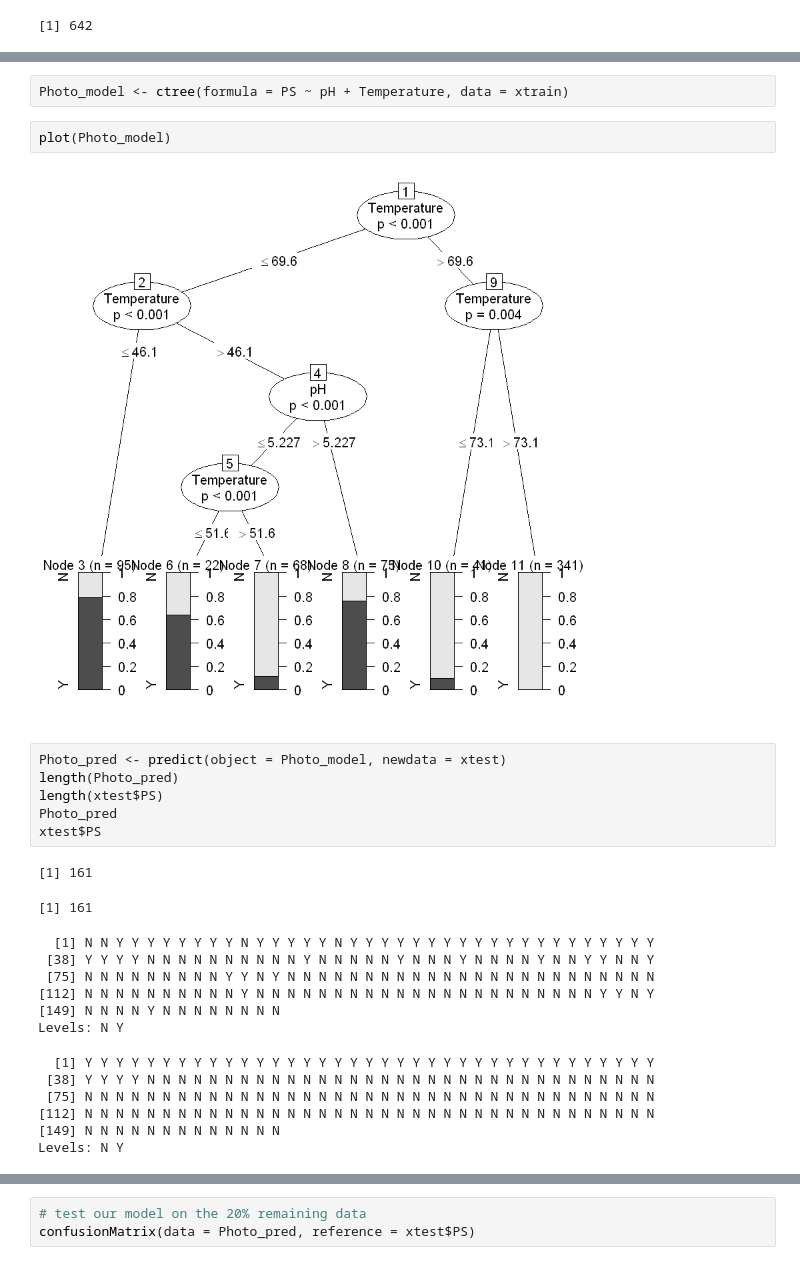
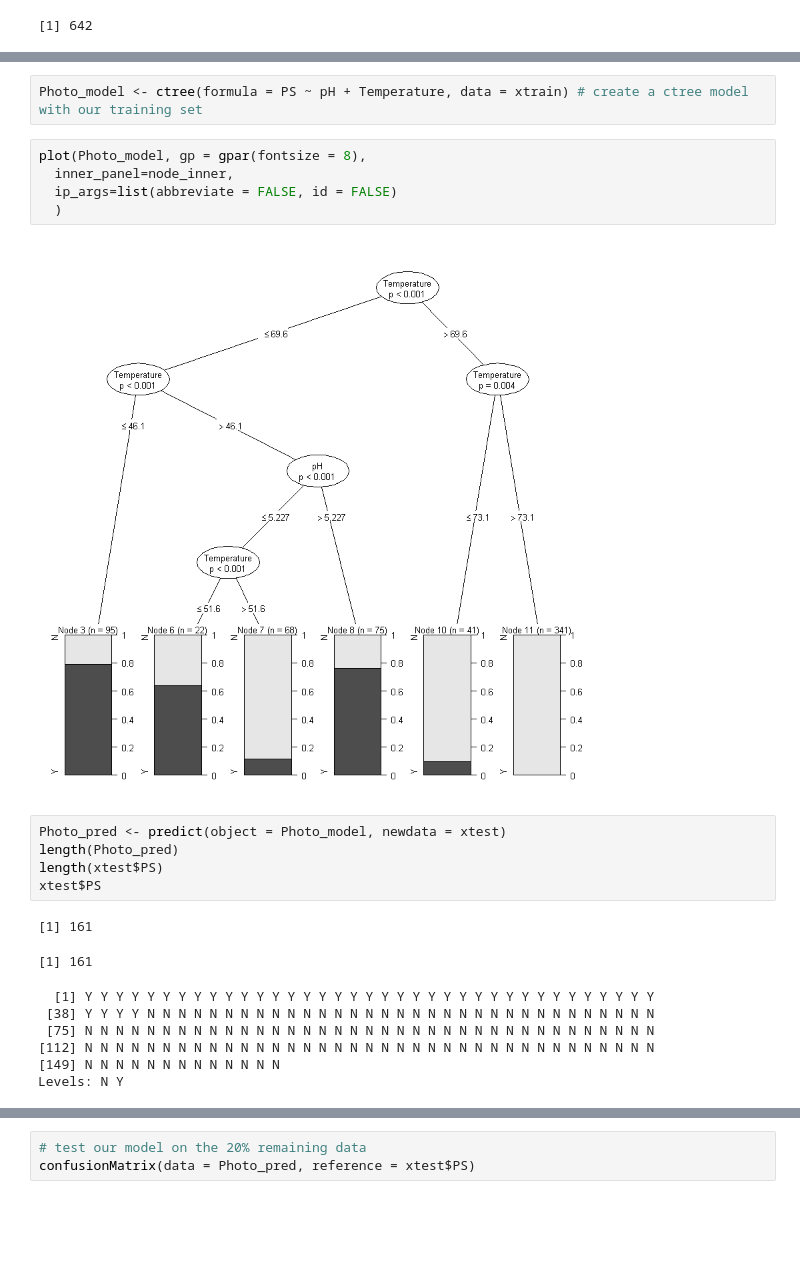
Before and after one commit to gmboyer/HydrothermalPhotosynthesis, a Jupyter notebook: HydrothermalPhotosynthesis.ipynb, the cells around one changed output, grey strips where cells are left out. Cells and saved outputs as stored; diff of their text form; blank space fills up the shorter version.

```diff
--- a/HydrothermalPhotosynthesis.ipynb
+++ b/HydrothermalPhotosynthesis.ipynb
@@ -213,30 +217,26 @@ Warning message:
 # %%
-Photo_model <- ctree(formula = PS ~ pH + Temperature, data = xtrain)
+Photo_model <- ctree(formula = PS ~ pH + Temperature, data = xtrain) # create a ctree model with our training set
-# %%
-plot(Photo_model)
-# %% [output]
-[figure, removed]
+# %%
+plot(Photo_model, gp = gpar(fontsize = 8),
+  inner_panel=node_inner,
+  ip_args=list(abbreviate = FALSE, id = FALSE)
+  )
+# %% [output]
+[figure, added]
 # %%
 Photo_pred <- predict(object = Photo_model, newdata = xtest)
 length(Photo_pred)
 length(xtest$PS)
-Photo_pred
 xtest$PS
 # %% [output]
 [1] 161
 [1] 161
-  [1] N N Y Y Y Y Y Y Y Y N Y Y Y Y Y N Y Y Y Y Y Y Y Y Y Y Y Y Y Y Y Y Y Y Y Y
- [38] Y Y Y Y N N N N N N N N N N Y N N N N N Y N N N Y N N N N Y N N Y Y N N Y
- [75] N N N N N N N N N Y Y N Y N N N N N N N N N N N N N N N N N N N N N N N N
-[112] N N N N N N N N N N Y N N N N N N N N N N N N N N N N N N N N N N Y Y N Y
-[149] N N N N Y N N N N N N N N
+  [1] Y Y Y Y Y Y Y Y Y Y Y Y Y Y Y Y Y Y Y Y Y Y Y Y Y Y Y Y Y Y Y Y Y Y Y Y Y
+ [38] Y Y Y Y N N N N N N N N N N N N N N N N N N N N N N N N N N N N N N N N N
+ [75] N N N N N N N N N N N N N N N N N N N N N N N N N N N N N N N N N N N N N
+[112] N N N N N N N N N N N N N N N N N N N N N N N N N N N N N N N N N N N N N
+[149] N N N N N N N N N N N N N
 Levels: N Y
-  [1] Y Y Y Y Y Y Y Y Y Y Y Y Y Y Y Y Y Y Y Y Y Y Y Y Y Y Y Y Y Y Y Y Y Y Y Y Y
- [38] Y Y Y Y N N N N N N N N N N N N N N N N N N N N N N N N N N N N N N N N N
- [75] N N N N N N N N N N N N N N N N N N N N N N N N N N N N N N N N N N N N N
-[112] N N N N N N N N N N N N N N N N N N N N N N N N N N N N N N N N N N N N N
-[149] N N N N N N N N N N N N N
-Levels: N Y
 # %%
 # install.packages("caret", repos="http://cran.us.r-project.org")
 # install.packages("e1071", repos="http://cran.us.r-project.org")
```
Also changed, not shown: parts of 25 cells of this notebook.
